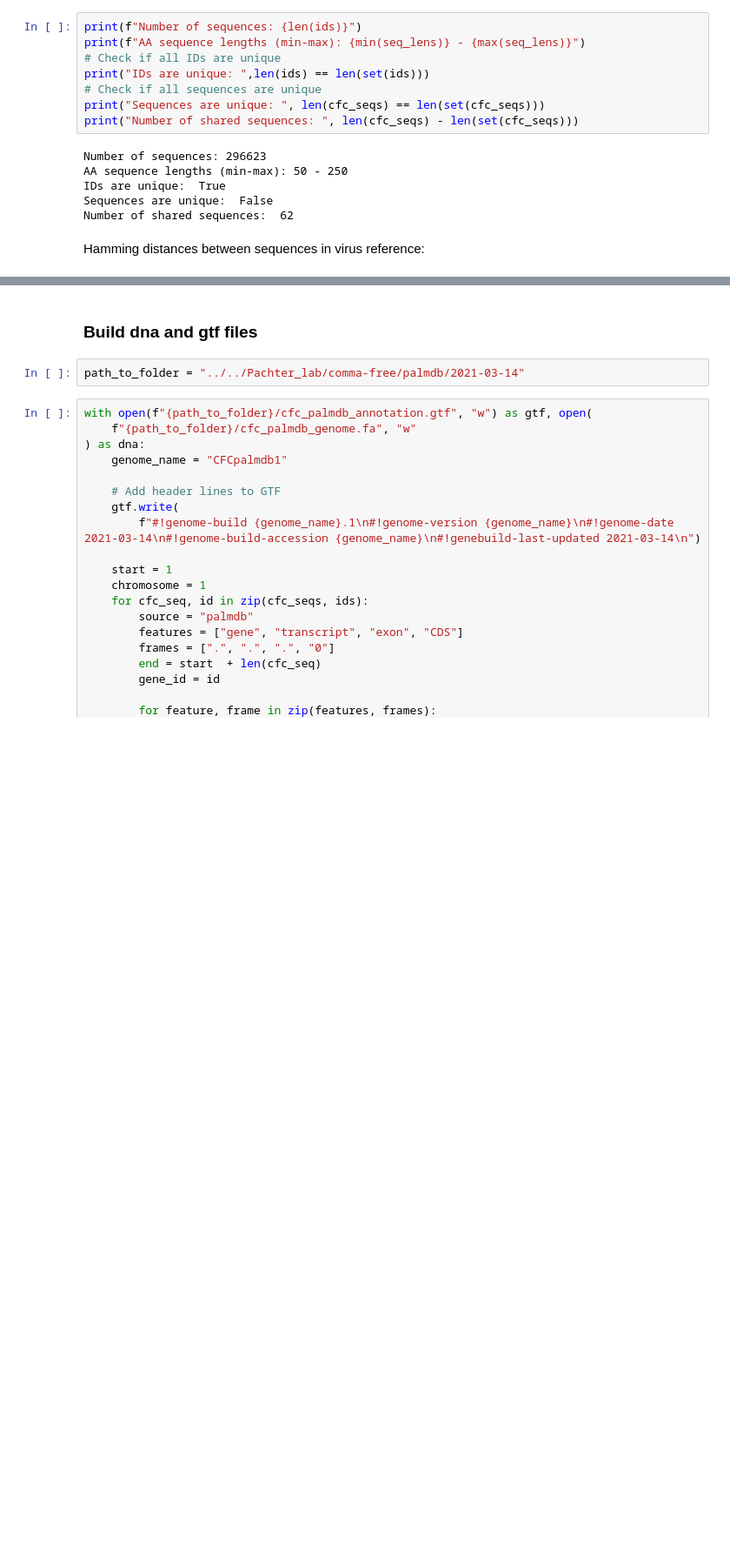
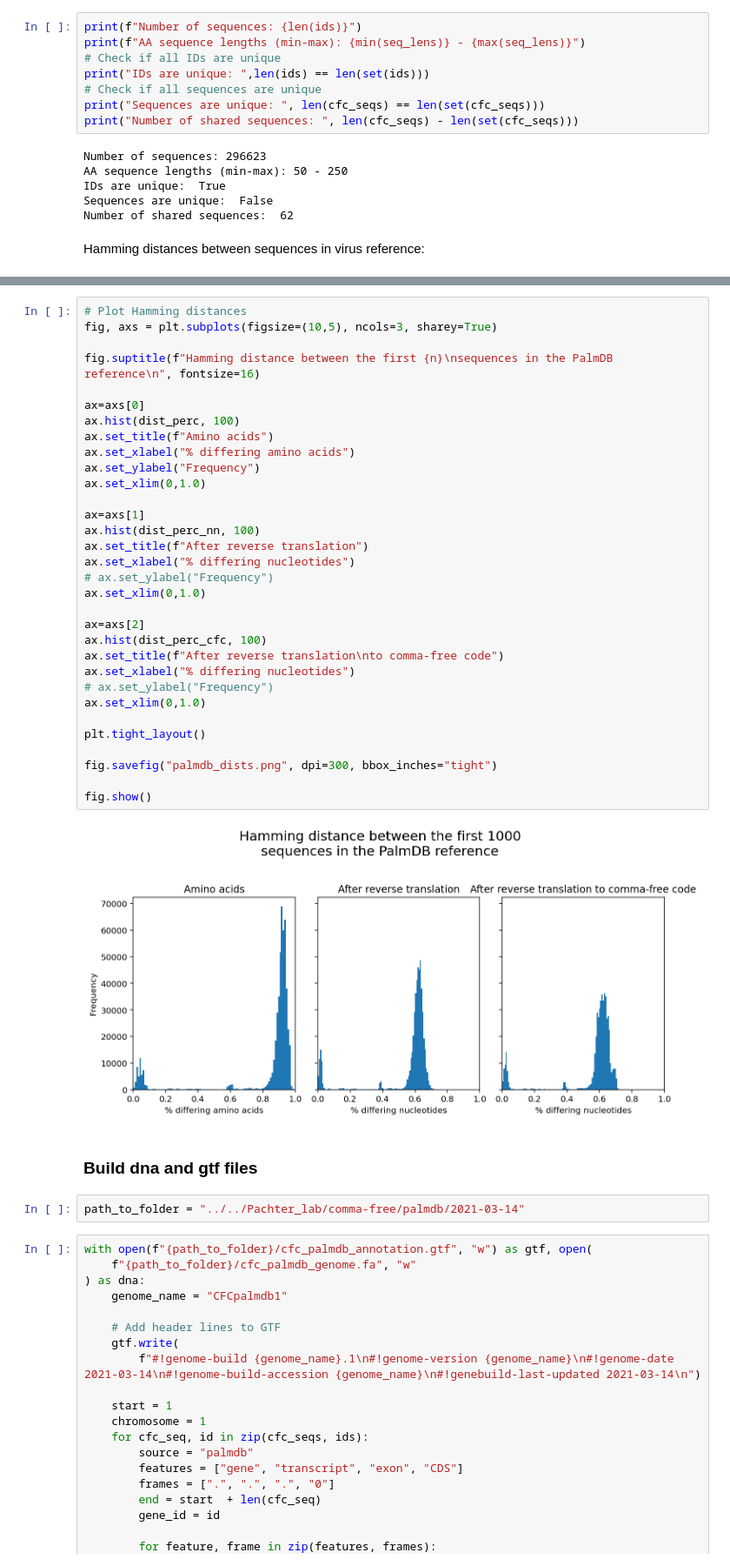
Before and after one commit to pachterlab/kallisto, a Jupyter notebook: fasta_to_cfc.ipynb, the cells around one changed output, grey strips where cells are left out. Shown at 87% size. Saved outputs shown, nothing was run; the diff lists cells and outputs as text; blank space fills up the shorter version.

```diff
--- a/fasta_to_cfc.ipynb
+++ b/fasta_to_cfc.ipynb
@@ -121,3 +224,37 @@ fig.savefig("palmdb_hdists.png", dpi=300, bbox_inches="tight")
+# %%
+# Plot Hamming distances
+fig, axs = plt.subplots(figsize=(10,5), ncols=3, sharey=True)
+
+fig.suptitle(f"Hamming distance between the first {n}\nsequences in the PalmDB reference\n", fontsize=16)
+
+ax=axs[0]
+ax.hist(dist_perc, 100)
+ax.set_title(f"Amino acids")
+ax.set_xlabel("% differing amino acids")
+ax.set_ylabel("Frequency")
+ax.set_xlim(0,1.0)
+
+ax=axs[1]
+ax.hist(dist_perc_nn, 100)
+ax.set_title(f"After reverse translation")
+ax.set_xlabel("% differing nucleotides")
+# ax.set_ylabel("Frequency")
+ax.set_xlim(0,1.0)
+
+ax=axs[2]
+ax.hist(dist_perc_cfc, 100)
+ax.set_title(f"After reverse translation\nto comma-free code")
+ax.set_xlabel("% differing nucleotides")
+# ax.set_ylabel("Frequency")
+ax.set_xlim(0,1.0)
+
+plt.tight_layout()
+
+fig.savefig("palmdb_dists.png", dpi=300, bbox_inches="tight")
+
+fig.show()
+# %% [output]
+[figure, added]
 # %% [markdown]
 ### Build dna and gtf files
 # %%
```
Also changed, not shown: parts of 8 cells of this notebook, 12 other files.
